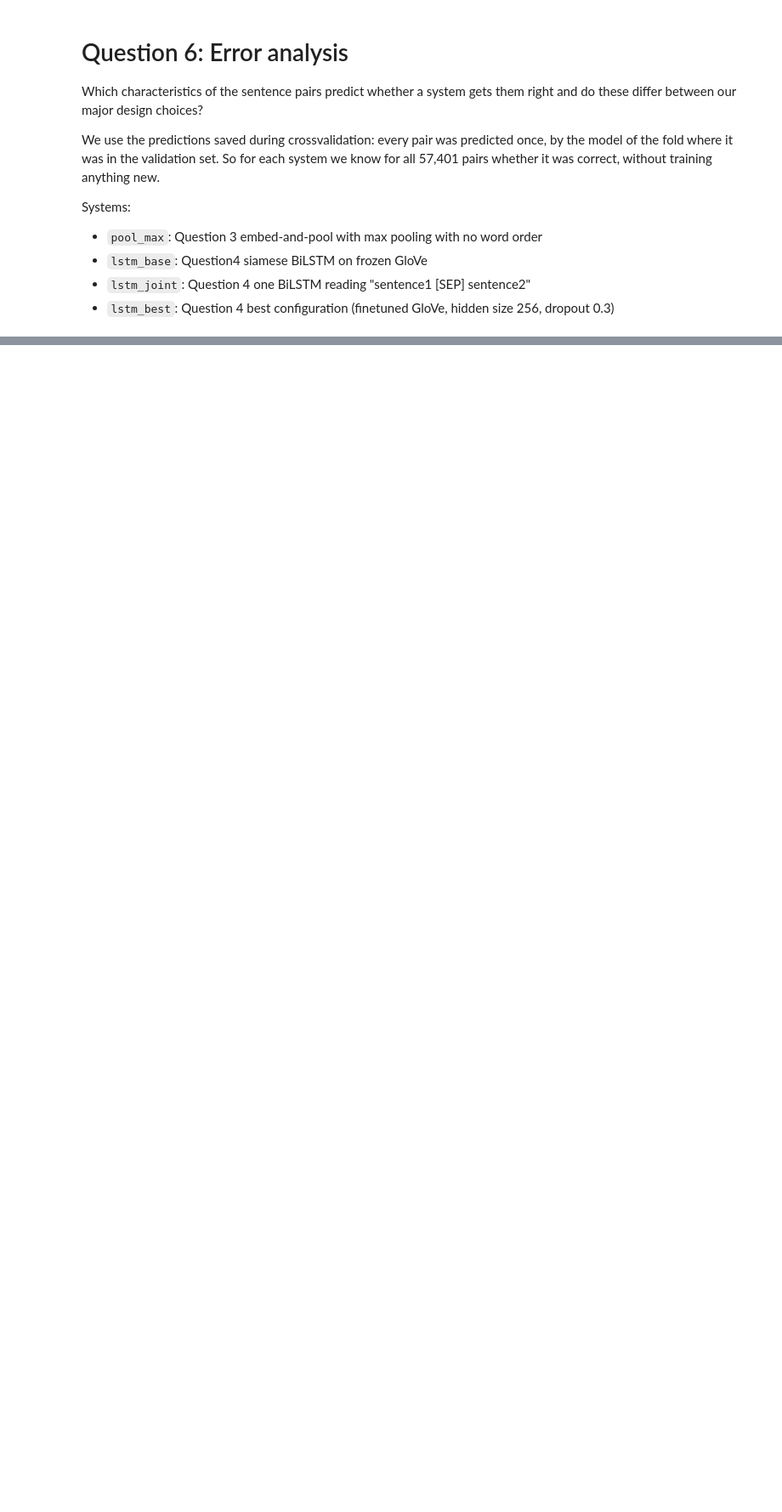
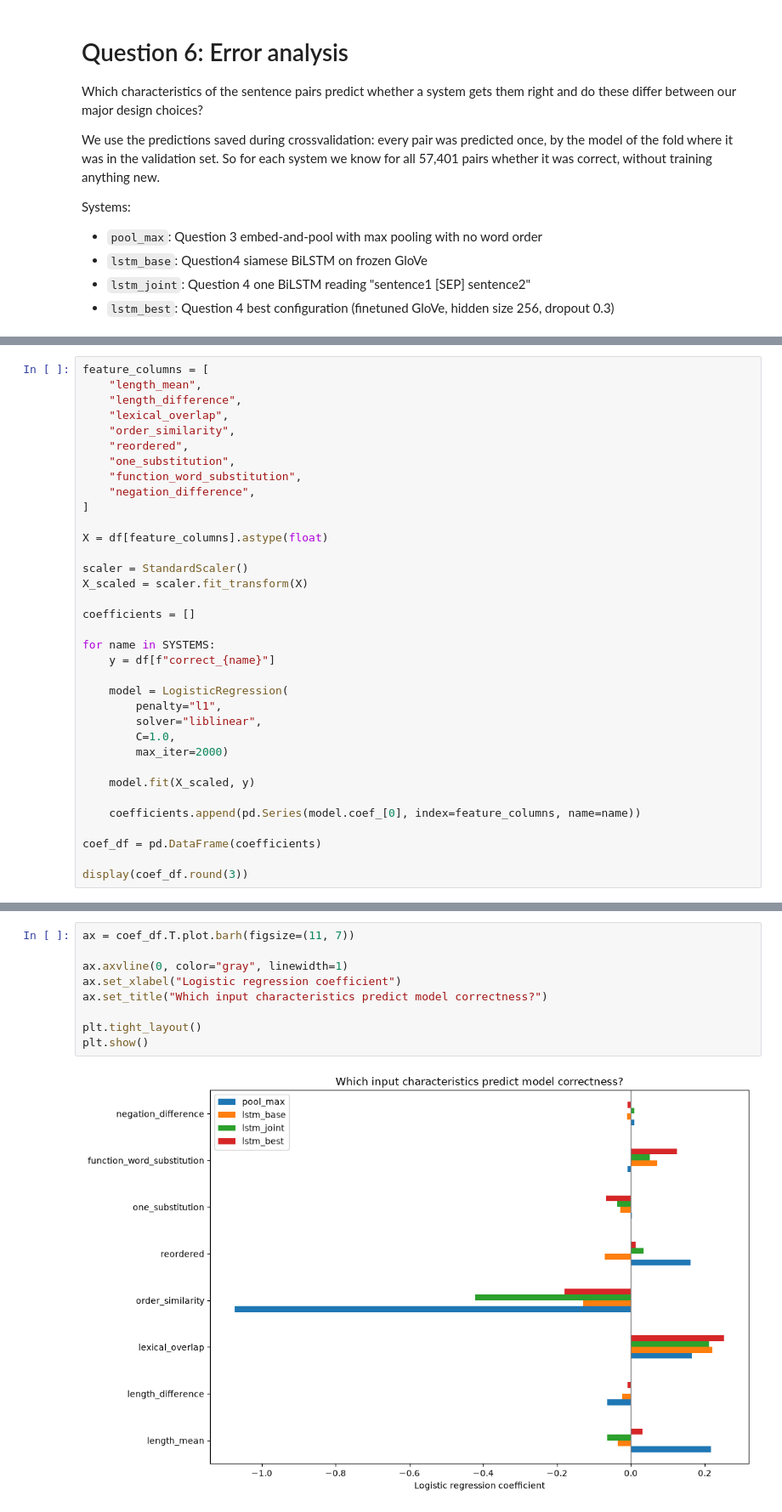
Before and after one commit to dries02/nlp1-student, a Jupyter notebook: project2/question6_analysis.ipynb, the cells around one changed output, grey strips where cells are left out. Shown at 85% size. Drawn from its saved outputs; the diff is of its cells as text; blank space fills up the shorter version.

```diff
--- a/project2/question6_analysis.ipynb
+++ b/project2/question6_analysis.ipynb
@@ -67,0 +397,35 @@ Name: accuracy (%), dtype: float64
+# %%
+feature_columns = [
+    "length_mean",
+    "length_difference",
+    "lexical_overlap",
+    "order_similarity",
+    "reordered",
+    "one_substitution",
+    "function_word_substitution",
+    "negation_difference",
+]
+
+X = df[feature_columns].astype(float)
+
+scaler = StandardScaler()
+X_scaled = scaler.fit_transform(X)
+
+coefficients = []
+
+for name in SYSTEMS:
+    y = df[f"correct_{name}"]
+
+    model = LogisticRegression(
+        penalty="l1",
+        solver="liblinear",
+        C=1.0,
+        max_iter=2000)
+
+    model.fit(X_scaled, y)
+
+    coefficients.append(pd.Series(model.coef_[0], index=feature_columns, name=name))
+
+coef_df = pd.DataFrame(coefficients)
+
+display(coef_df.round(3))
@@ -67,0 +438,11 @@ Name: accuracy (%), dtype: float64
+# %%
+ax = coef_df.T.plot.barh(figsize=(11, 7))
+
+ax.axvline(0, color="gray", linewidth=1)
+ax.set_xlabel("Logistic regression coefficient")
+ax.set_title("Which input characteristics predict model correctness?")
+
+plt.tight_layout()
+plt.show()
+# %% [output]
+[figure, added]
```
Also changed, not shown: parts of 17 cells of this notebook, 1 other file.
